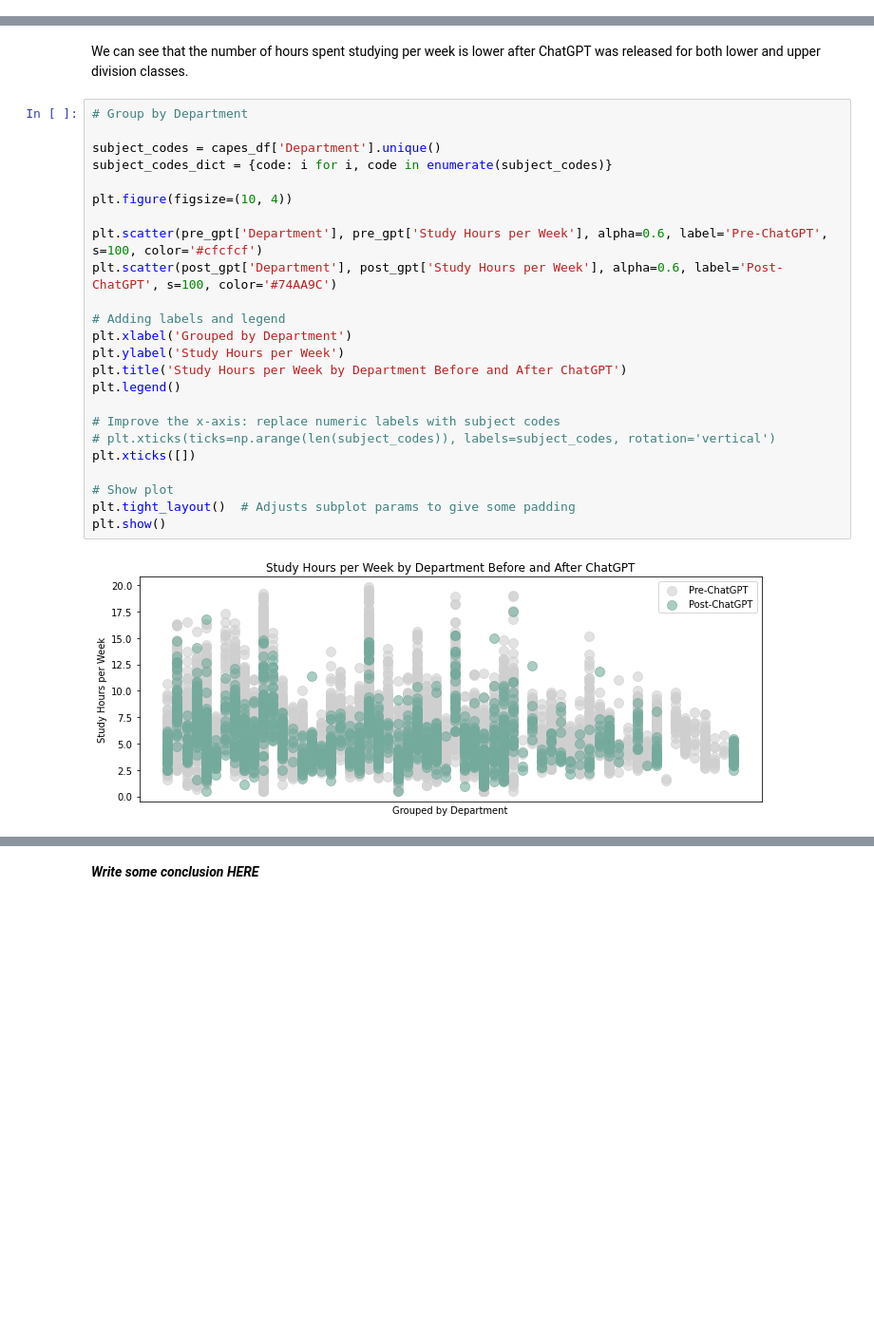
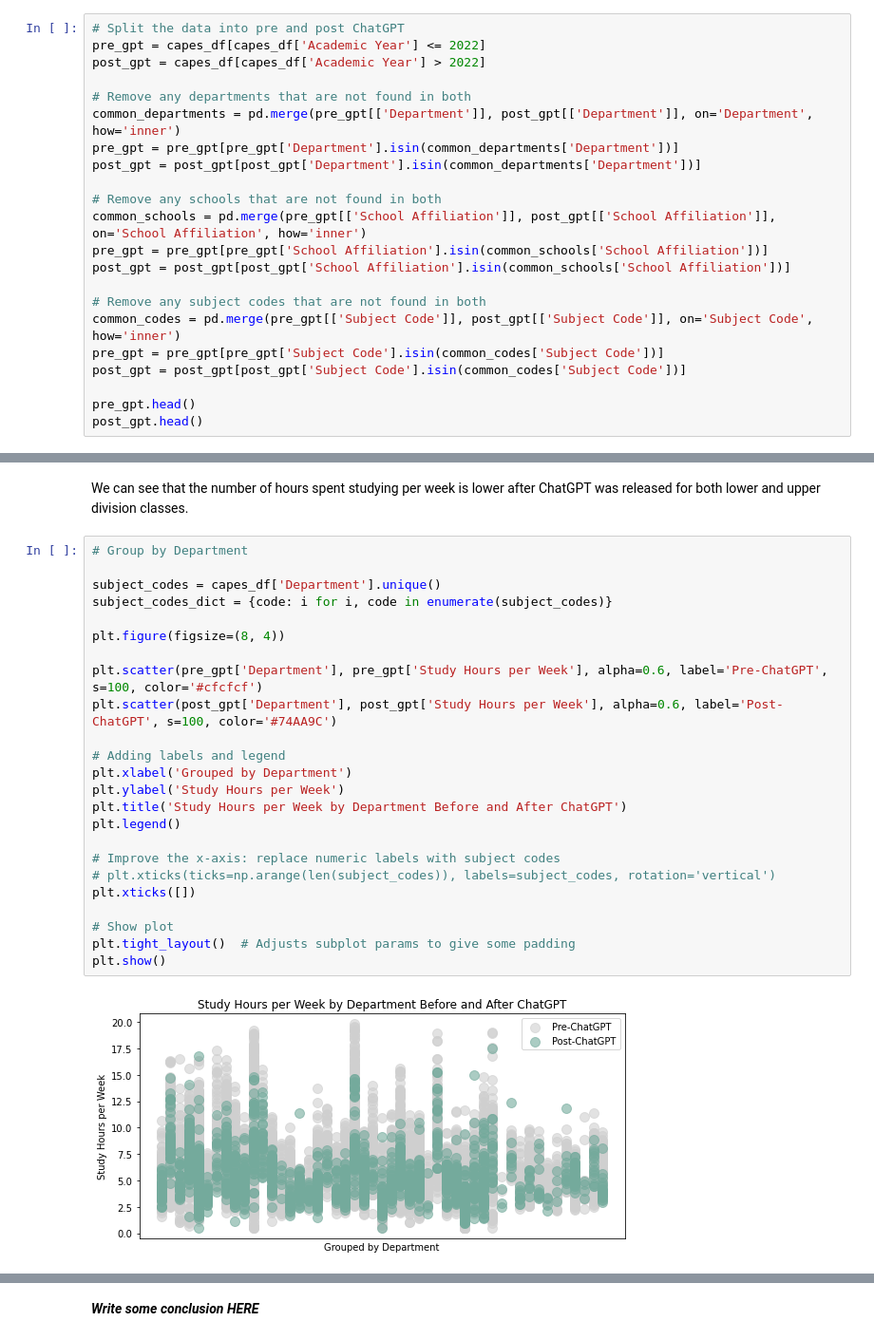
Before and after one commit to aydintabai/AI-Academic-Impact-Case-Study, a Jupyter notebook: EDACheckpoint_Group112_WI24.ipynb, the cells around one changed output, grey strips where cells are left out. Shown at 95% size. Saved outputs shown, nothing was run; the diff lists cells and outputs as text; blank space fills up the shorter version.

Commit message:
Moved data splitting and cleaned up values

```diff
--- a/EDACheckpoint_Group112_WI24.ipynb
+++ b/EDACheckpoint_Group112_WI24.ipynb
@@ -565,0 +569,22 @@ len(capes_df)
+# %%
+# Split the data into pre and post ChatGPT
+pre_gpt = capes_df[capes_df['Academic Year'] <= 2022]
+post_gpt = capes_df[capes_df['Academic Year'] > 2022]
+
+# Remove any departments that are not found in both
+common_departments = pd.merge(pre_gpt[['Department']], post_gpt[['Department']], on='Department', how='inner')
+pre_gpt = pre_gpt[pre_gpt['Department'].isin(common_departments['Department'])]
+post_gpt = post_gpt[post_gpt['Department'].isin(common_departments['Department'])]
+
+# Remove any schools that are not found in both
+common_schools = pd.merge(pre_gpt[['School Affiliation']], post_gpt[['School Affiliation']], on='School Affiliation', how='inner')
+pre_gpt = pre_gpt[pre_gpt['School Affiliation'].isin(common_schools['School Affiliation'])]
+post_gpt = post_gpt[post_gpt['School Affiliation'].isin(common_schools['School Affiliation'])]
+
+# Remove any subject codes that are not found in both
+common_codes = pd.merge(pre_gpt[['Subject Code']], post_gpt[['Subject Code']], on='Subject Code', how='inner')
+pre_gpt = pre_gpt[pre_gpt['Subject Code'].isin(common_codes['Subject Code'])]
+post_gpt = post_gpt[post_gpt['Subject Code'].isin(common_codes['Subject Code'])]
+
+pre_gpt.head()
+post_gpt.head()
@@ -672,29 +690,29 @@ We can see that the number of hours spent studying per week is lower after ChatG
 # %%
 # Group by Department
 
 subject_codes = capes_df['Department'].unique()
 subject_codes_dict = {code: i for i, code in enumerate(subject_codes)}
 
-plt.figure(figsize=(10, 4))
+plt.figure(figsize=(8, 4))
 
 plt.scatter(pre_gpt['Department'], pre_gpt['Study Hours per Week'], alpha=0.6, label='Pre-ChatGPT', s=100, color='#cfcfcf')
 plt.scatter(post_gpt['Department'], post_gpt['Study Hours per Week'], alpha=0.6, label='Post-ChatGPT', s=100, color='#74AA9C')
 
 # Adding labels and legend
 plt.xlabel('Grouped by Department')
 plt.ylabel('Study Hours per Week')
 plt.title('Study Hours per Week by Department Before and After ChatGPT')
 plt.legend()
 
 # Improve the x-axis: replace numeric labels with subject codes
 # plt.xticks(ticks=np.arange(len(subject_codes)), labels=subject_codes, rotation='vertical')
 plt.xticks([])
 
 # Show plot
 plt.tight_layout()  # Adjusts subplot params to give some padding
 plt.show()
 # %% [output]
-[figure, old version]
+[figure, new version]
 # %%
 # Group by School
 
```
Also changed, not shown: parts of 18 cells of this notebook.
